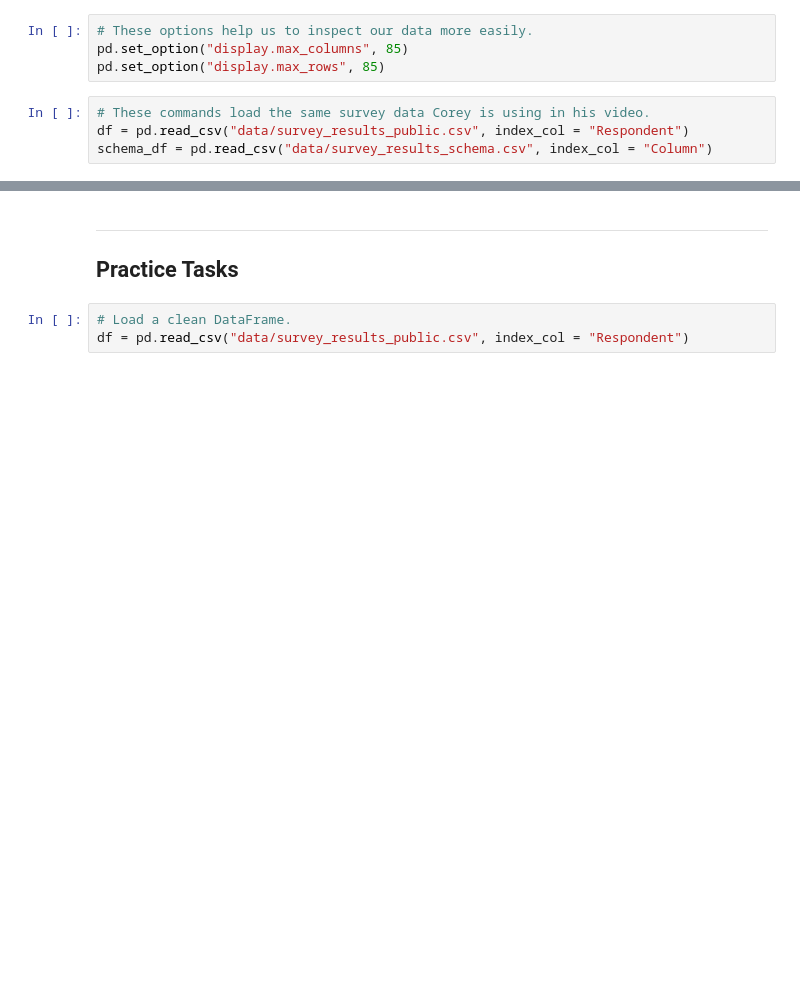
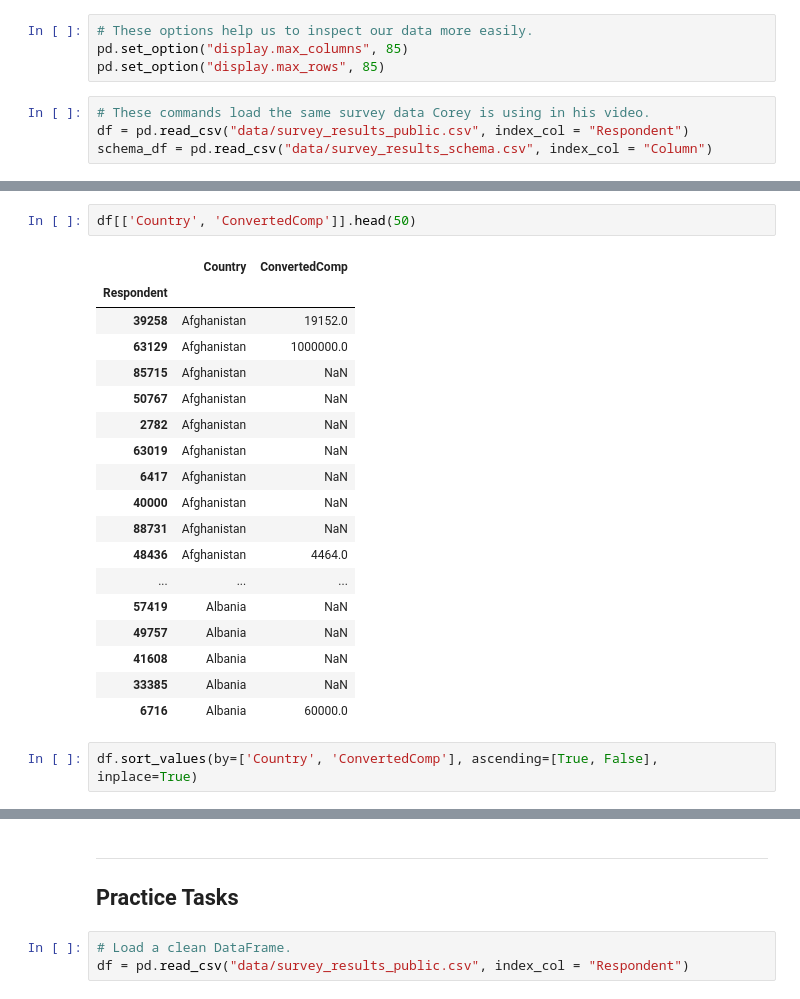
Before and after one commit to agcdtmr/data, a Jupyter notebook: TechLabs/02_Data Manipulation/Part C - Pandas/Chapter 07 - Sorting Data.ipynb, the cells around one changed output, grey strips where cells are left out. Drawn from its saved outputs; the diff is of its cells as text; blank space fills up the shorter version.

```diff
--- a/TechLabs/02_Data Manipulation/Part C - Pandas/Chapter 07 - Sorting Data.ipynb
+++ b/TechLabs/02_Data Manipulation/Part C - Pandas/Chapter 07 - Sorting Data.ipynb
@@ -47,0 +146,23 @@ schema_df = pd.read_csv("data/survey_results_schema.csv", index_col = "Column")
+# %%
+df[['Country', 'ConvertedComp']].head(50)
+# %% [output]
+|  | Country | ConvertedComp |
+| Respondent |  |  |
+| 39258 | Afghanistan | 19152.0 |
+| 63129 | Afghanistan | 1000000.0 |
+| 85715 | Afghanistan | NaN |
+| 50767 | Afghanistan | NaN |
+| 2782 | Afghanistan | NaN |
+| 63019 | Afghanistan | NaN |
+| 6417 | Afghanistan | NaN |
+| 40000 | Afghanistan | NaN |
+| 88731 | Afghanistan | NaN |
+| 48436 | Afghanistan | 4464.0 |
+| ... | ... | ... |
+| 57419 | Albania | NaN |
+| 49757 | Albania | NaN |
+| 41608 | Albania | NaN |
+| 33385 | Albania | NaN |
+| 6716 | Albania | 60000.0 |
+# %%
+df.sort_values(by=['Country', 'ConvertedComp'], ascending=[True, False], inplace=True)
```
Also changed, not shown: parts of 22 cells of this notebook, 4 other files.
